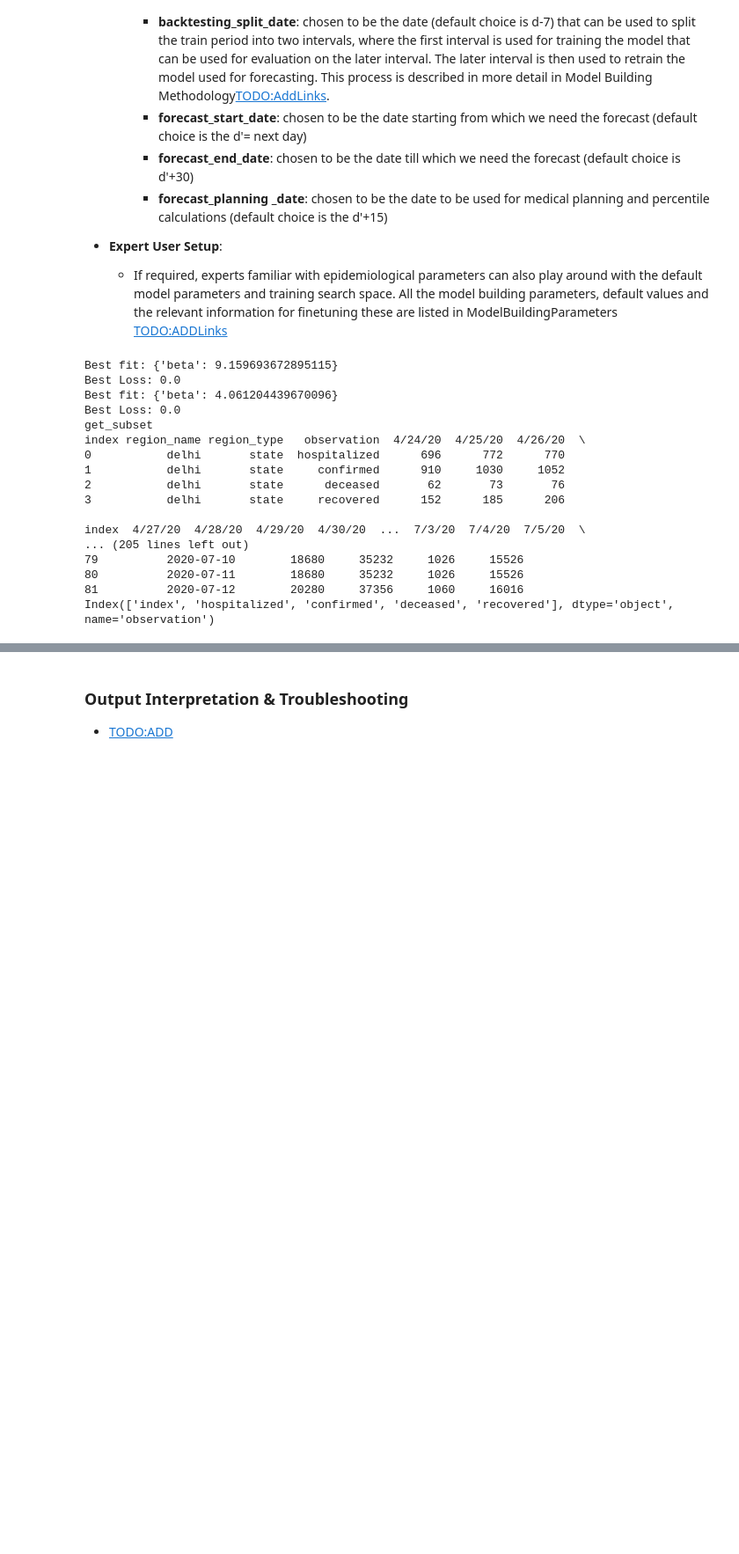
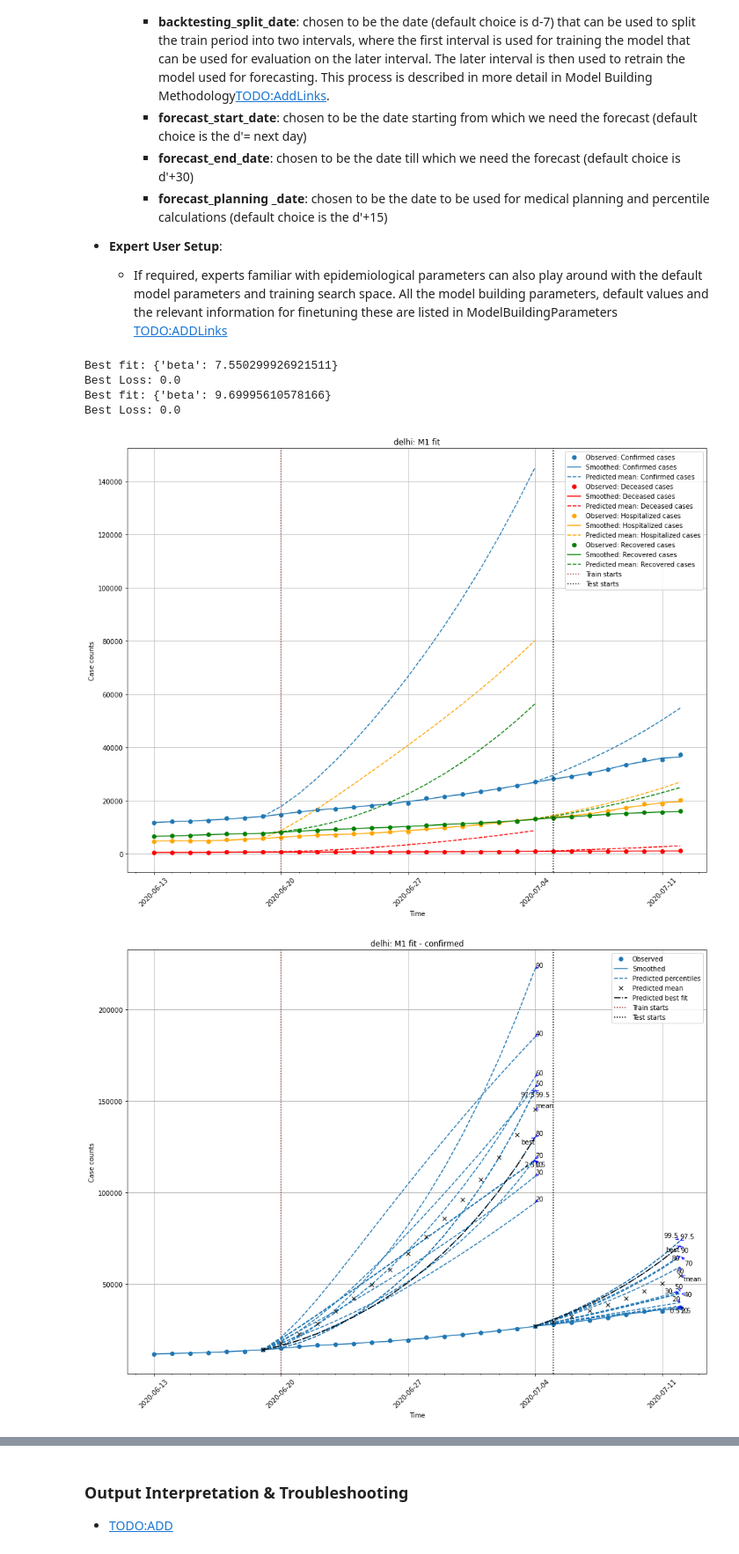
Before and after one commit to dsindiavscovid/covid19-india, a Jupyter notebook: notebooks/ModelBuildingSession_Experiments_v2.ipynb, the cells around one changed output, grey strips where cells are left out. Shown at 88% size. Saved outputs shown, nothing was run; the diff lists cells and outputs as text; code cells hidden in the pictures; blank space fills up the shorter version.

Commit message:
Refactoring to fix steps 3 & 4 of model building session

```diff
--- a/notebooks/ModelBuildingSession_Experiments_v2.ipynb
+++ b/notebooks/ModelBuildingSession_Experiments_v2.ipynb
@@ -281,22 +281,11 @@ current_session.set_field('uncertainty_parameters.date_of_interest', '7/25/20')
 #current_session.set_param('param_searchspace_config.R_t.default_value',<user_input:param_searchspace_config.R_t.default_value>)
 # %%
 # NO EDIT CELL
-params, metrics, train1_params, train2_params = current_session.build_models_and_generate_forecast()
+outputs = current_session.build_models_and_generate_forecast()
 # %% [output]
-Best fit: {'beta': 9.159693672895115}
+Best fit: {'beta': 7.550299926921511}
 Best Loss: 0.0
-Best fit: {'beta': 4.061204439670096}
+Best fit: {'beta': 9.69995610578166}
 Best Loss: 0.0
-get_subset
-index region_name region_type   observation  4/24/20  4/25/20  4/26/20  \
-0           delhi       state  hospitalized      696      772      770
-1           delhi       state     confirmed      910     1030     1052
-2           delhi       state      deceased       62       73       76
-3           delhi       state     recovered      152      185      206
-
-index  4/27/20  4/28/20  4/29/20  4/30/20  ...  7/3/20  7/4/20  7/5/20  \
-... (205 lines left out)
-79          2020-07-10        18680     35232     1026     15526
-80          2020-07-11        18680     35232     1026     15526
-81          2020-07-12        20280     37356     1060     16016
-Index(['index', 'hospitalized', 'confirmed', 'deceased', 'recovered'], dtype='object', name='observation')
+[figure, added]
+[figure, added]
```
Also changed, not shown: parts of 6 cells of this notebook, 9 other files.
